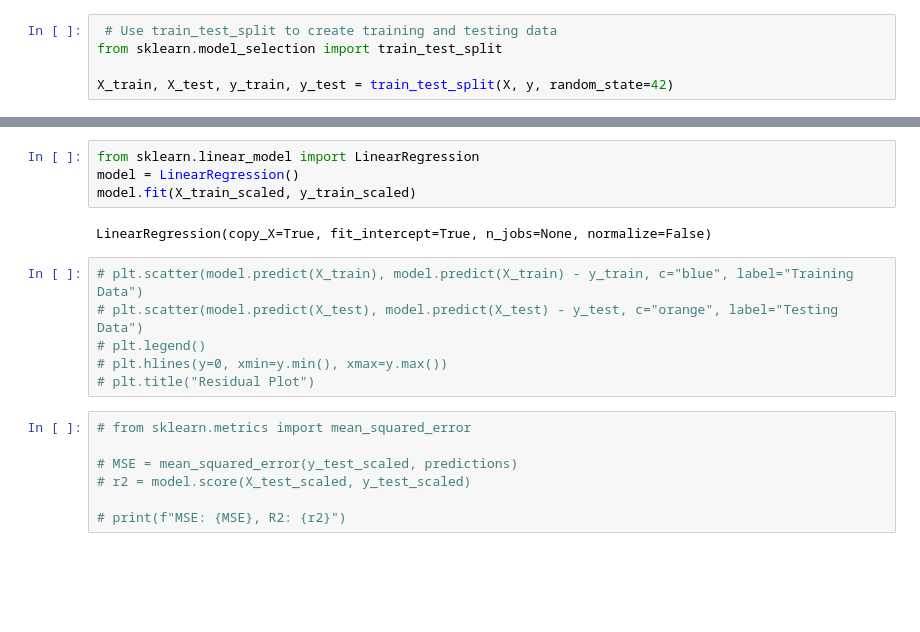
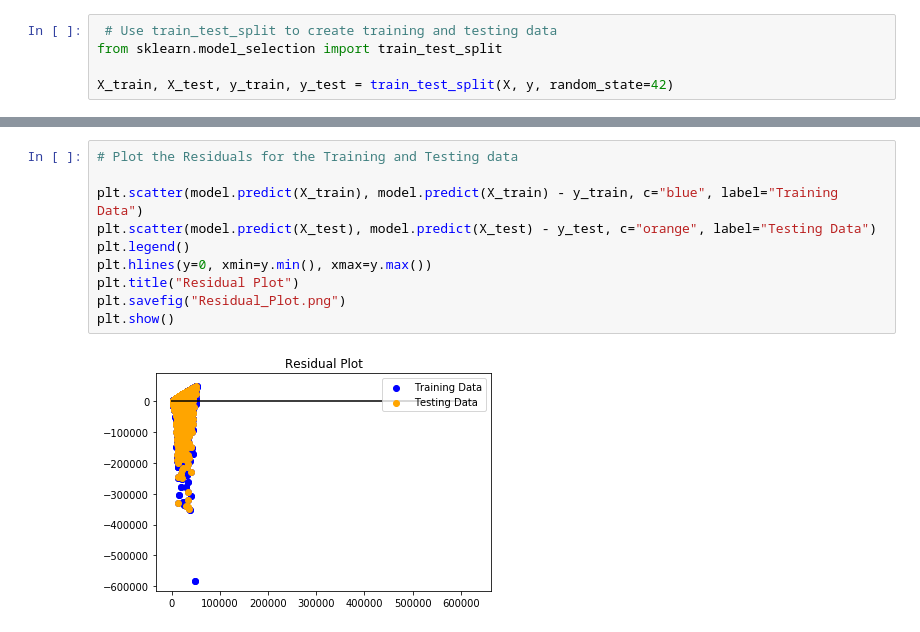
Before and after one commit to Infinity183/Sales_Retail_FP, a Jupyter notebook: External_Variables_vs_Weekly_Sales.ipynb, the cells around one changed output, grey strips where cells are left out. Drawn from its saved outputs; the diff is of its cells as text; blank space fills up the shorter version.

```diff
--- a/External_Variables_vs_Weekly_Sales.ipynb
+++ b/External_Variables_vs_Weekly_Sales.ipynb
@@ -153,19 +122,12 @@ Testing Score: 0.1990526073162081
-# %%
-from sklearn.linear_model import LinearRegression
-model = LinearRegression()
-model.fit(X_train_scaled, y_train_scaled)
-# %% [output]
-LinearRegression(copy_X=True, fit_intercept=True, n_jobs=None, normalize=False)
 # %%
-# plt.scatter(model.predict(X_train), model.predict(X_train) - y_train, c="blue", label="Training Data")
-# plt.scatter(model.predict(X_test), model.predict(X_test) - y_test, c="orange", label="Testing Data")
-# plt.legend()
-# plt.hlines(y=0, xmin=y.min(), xmax=y.max())
-# plt.title("Residual Plot")
+# Plot the Residuals for the Training and Testing data
+
+plt.scatter(model.predict(X_train), model.predict(X_train) - y_train, c="blue", label="Training Data")
+plt.scatter(model.predict(X_test), model.predict(X_test) - y_test, c="orange", label="Testing Data")
+plt.legend()
+plt.hlines(y=0, xmin=y.min(), xmax=y.max())
+plt.title("Residual Plot")
+plt.savefig("Residual_Plot.png")
+plt.show()
+# %% [output]
+[figure, added]
-# %%
-# from sklearn.metrics import mean_squared_error
-
-# MSE = mean_squared_error(y_test_scaled, predictions)
-# r2 = model.score(X_test_scaled, y_test_scaled)
-
-# print(f"MSE: {MSE}, R2: {r2}")
```
Also changed, not shown: parts of 13 cells of this notebook, 5 other files.
